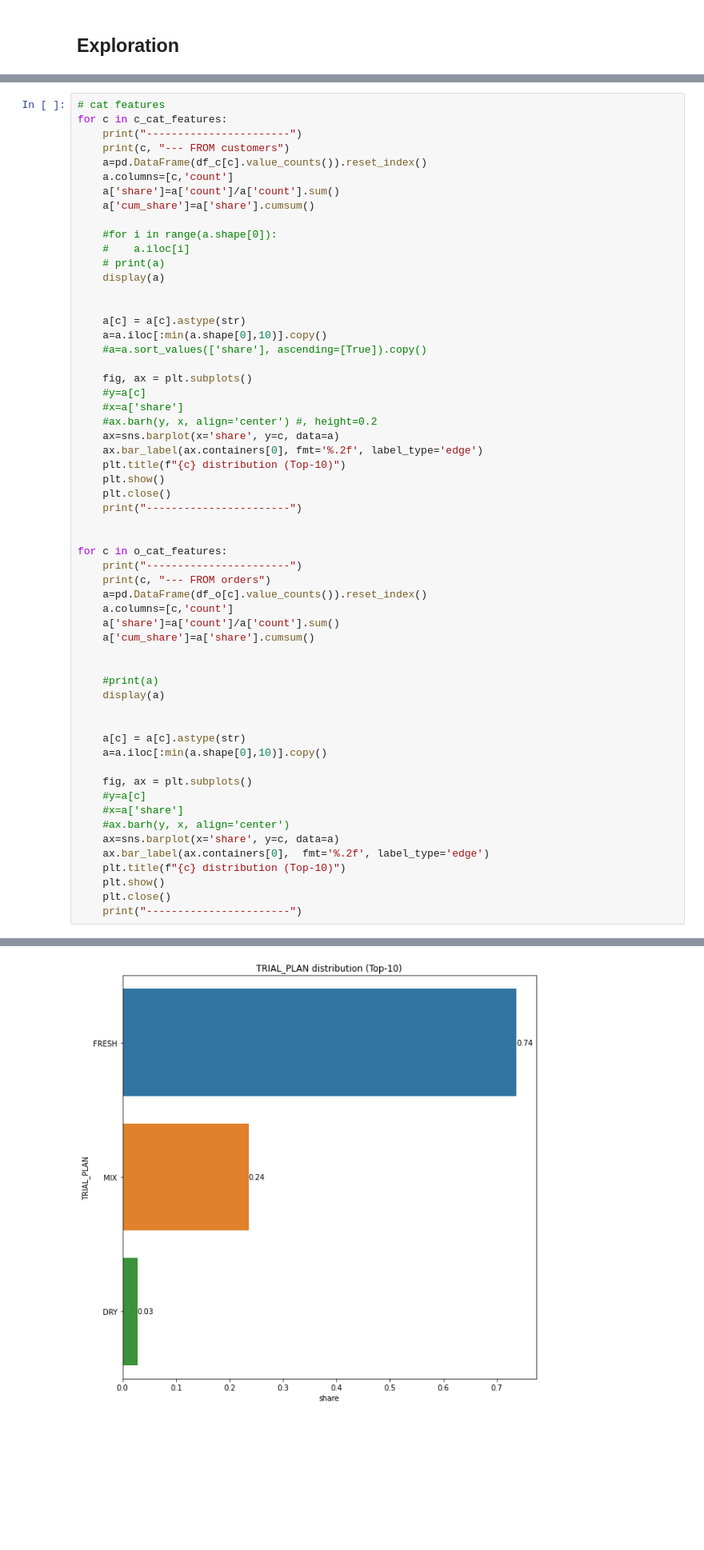
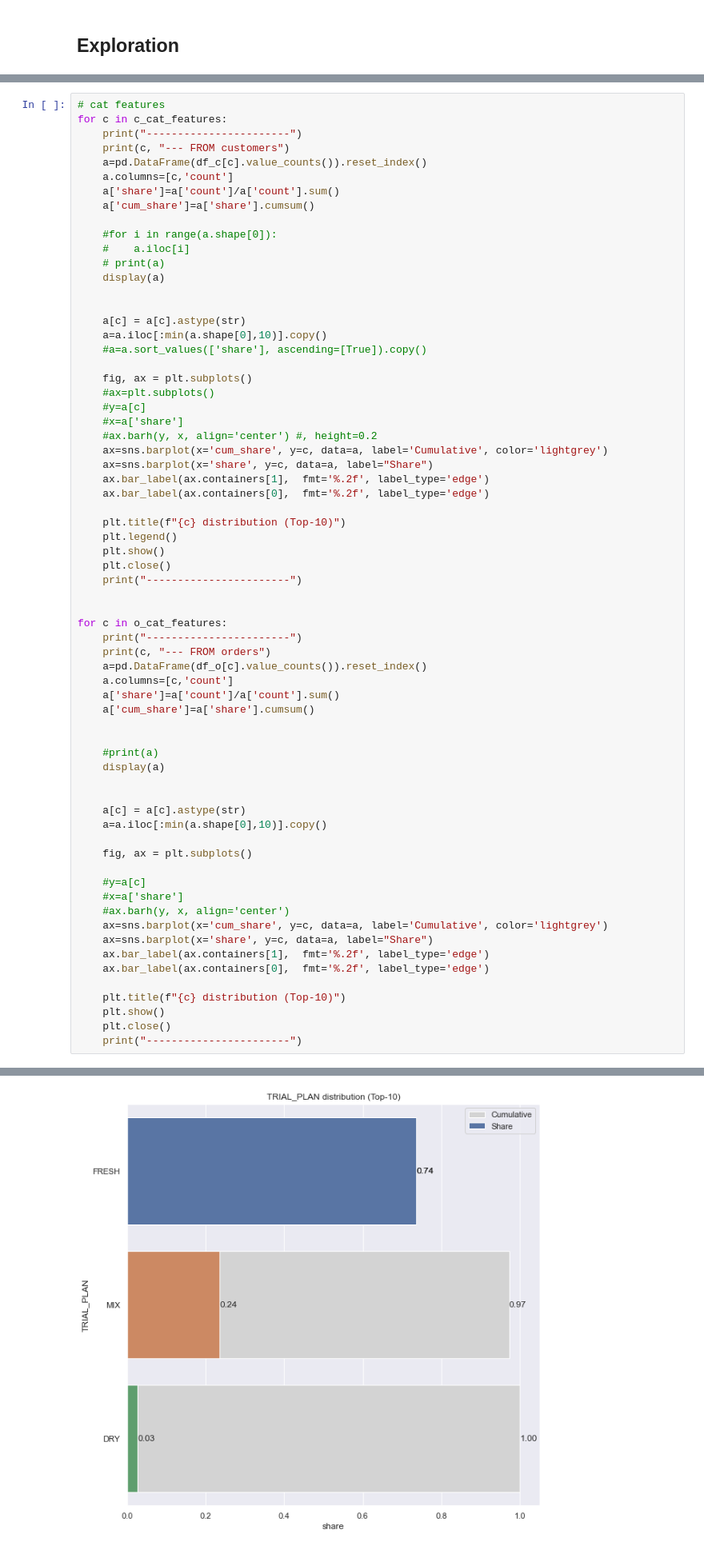
Before and after one commit to yurywallet/test_assignments, a Jupyter notebook: smalls/task_smalls.ipynb, the cells around one changed output, grey strips where cells are left out. Shown at 80% size. Cells and saved outputs as stored; diff of their text form; blank space fills up the shorter version.

```diff
--- a/smalls/task_smalls.ipynb
+++ b/smalls/task_smalls.ipynb
@@ -354,12 +356,17 @@ for c in c_cat_features:
     #a=a.sort_values(['share'], ascending=[True]).copy()
 
     fig, ax = plt.subplots()
+    #ax=plt.subplots()
     #y=a[c]
     #x=a['share']
     #ax.barh(y, x, align='center') #, height=0.2
-    ax=sns.barplot(x='share', y=c, data=a)
-    ax.bar_label(ax.containers[0], fmt='%.2f', label_type='edge')
+    ax=sns.barplot(x='cum_share', y=c, data=a, label='Cumulative', color='lightgrey')
+    ax=sns.barplot(x='share', y=c, data=a, label="Share")
+    ax.bar_label(ax.containers[1],  fmt='%.2f', label_type='edge')
+    ax.bar_label(ax.containers[0],  fmt='%.2f', label_type='edge')
+
     plt.title(f"{c} distribution (Top-10)")
+    plt.legend()
     plt.show()
     plt.close()
     print("-----------------------")
@@ -382,11 +389,15 @@ for c in o_cat_features:
     a=a.iloc[:min(a.shape[0],10)].copy()
 
     fig, ax = plt.subplots()
+
     #y=a[c]
     #x=a['share']
     #ax.barh(y, x, align='center')
-    ax=sns.barplot(x='share', y=c, data=a)
+    ax=sns.barplot(x='cum_share', y=c, data=a, label='Cumulative', color='lightgrey')
+    ax=sns.barplot(x='share', y=c, data=a, label="Share")
+    ax.bar_label(ax.containers[1],  fmt='%.2f', label_type='edge')
     ax.bar_label(ax.containers[0],  fmt='%.2f', label_type='edge')
+
     plt.title(f"{c} distribution (Top-10)")
     plt.show()
     plt.close()
@@ -400,5 +411,5 @@ TRIAL_PLAN --- FROM customers
 | 2 | DRY | 1872 | 0.027574 | 1.000000 |
-[figure, old version]
+[figure, new version]
 -----------------------
 -----------------------
 GA_SOURCE --- FROM customers
```
Also changed, not shown: parts of 2 cells of this notebook.
